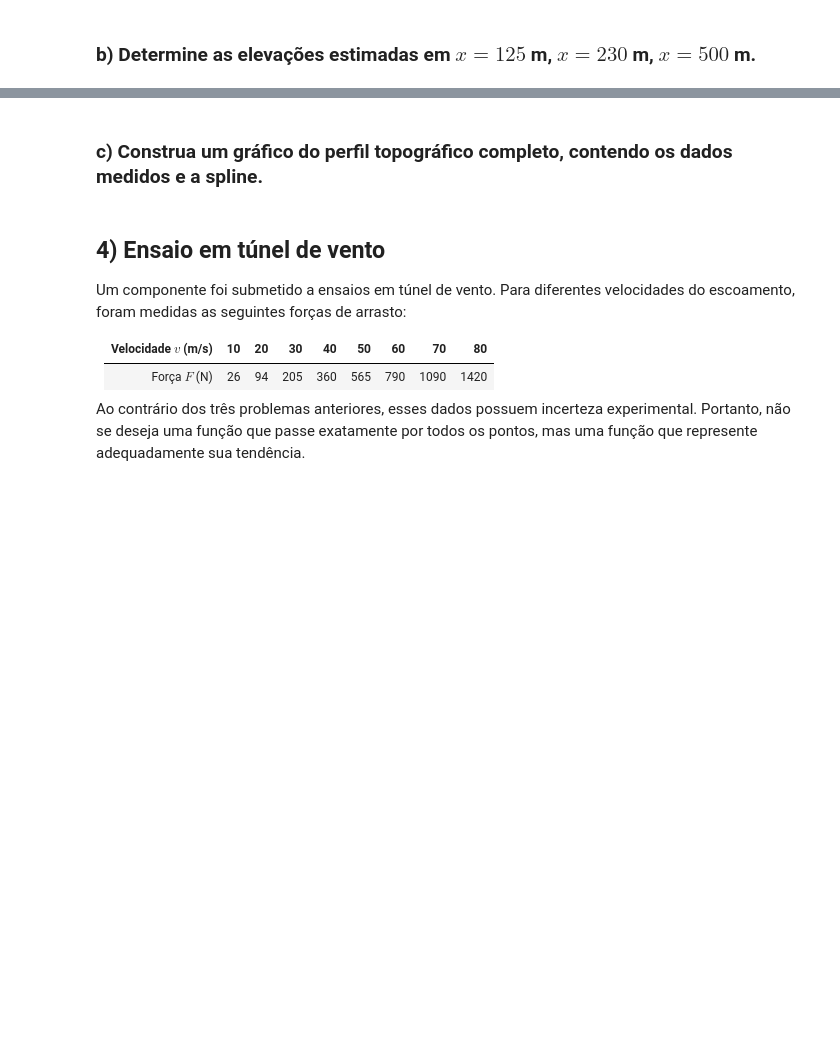
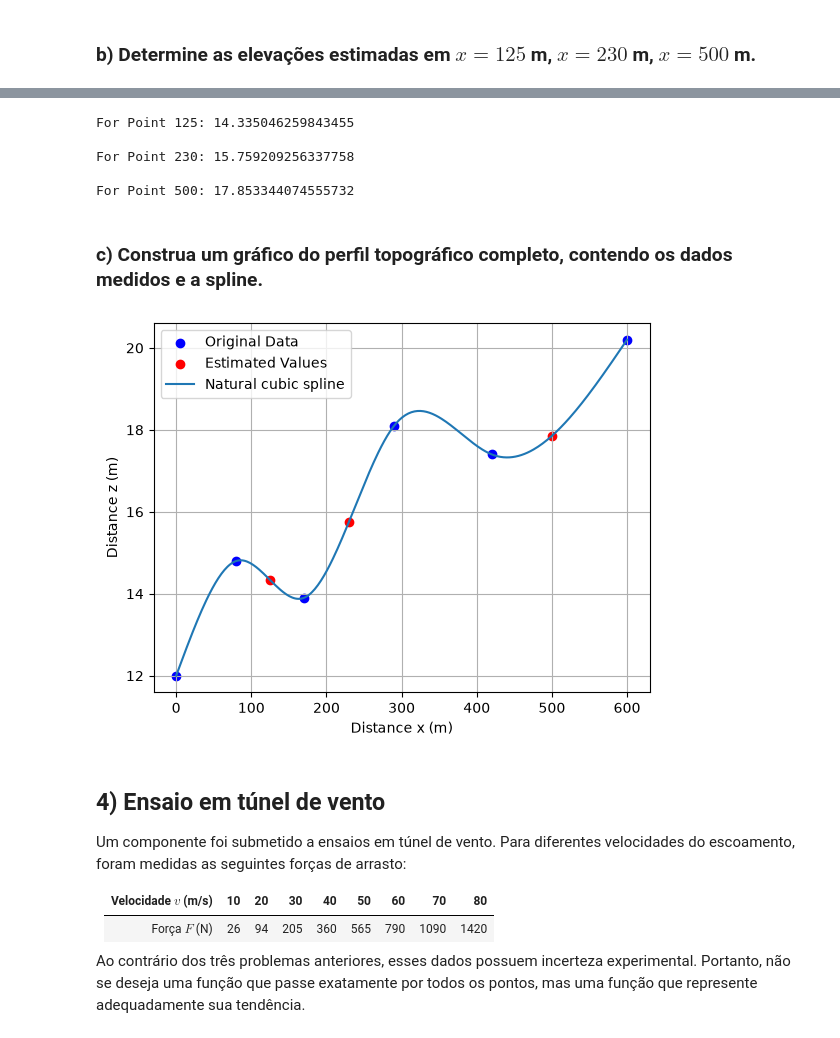
Before and after one commit to maxcbarn/UNI-Numerical-Analysis, a Jupyter notebook: assigments/Relatorio-3-MaxChavesBarn.ipynb, the cells around one changed output, grey strips where cells are left out. Saved outputs shown, nothing was run; the diff lists cells and outputs as text; code cells hidden in the pictures; blank space fills up the shorter version.

```diff
--- a/assigments/Relatorio-3-MaxChavesBarn.ipynb
+++ b/assigments/Relatorio-3-MaxChavesBarn.ipynb
@@ -499,5 +542,8 @@ Durante o levantamento topográfico preliminar de uma estrada, foram medidas as
 | Distância $x$ (m) | 0 | 80 | 170 | 290 | 420 | 600 |
 |---|---|---|---|---|---|---|
 | Elevação $z$ (m) | 12,0 | 14,8 | 13,9 | 18,1 | 17,4 | 20,2 |
+# %%
+x_3 = np.array( [ 0 , 80 , 170 , 290 , 420 , 600 ], dtype=float )
+y_3 = np.array( [ 12.0 , 14.8 , 13.9 , 18.1 , 17.4 , 20.2 ], dtype=float )
 # %% [markdown]
 ### a) Determine os coeficientes $a_i, b_i, c_i, d_i$ para cada intervalo.
@@ -503,0 +562,5 @@ Durante o levantamento topográfico preliminar de uma estrada, foram medidas as
+# %%
+a , b , c , d = NaturalSpline( x_3 , y_3 )
+
+for i in range( 0 , len(x_3) - 1 ):
+    print( f"Interval [{x_3[i]},{x_3[i+1]}] | a = {a[i]} | b = {b[i]} | c = {c[i]} | d = {d[i]}" )
@@ -506,5 +591,40 @@ Durante o levantamento topográfico preliminar de uma estrada, foram medidas as
+# %%
+e_125 = EvaluateSpline( 125 , x_3 , a , b , c , d )
+e_230 = EvaluateSpline( 230 , x_3 , a , b , c , d )
+e_500 = EvaluateSpline( 500 , x_3 , a , b , c , d )
+
+print( f"For Point 125: {e_125}\n" )
+print( f"For Point 230: {e_230}\n" )
+print( f"For Point 500: {e_500}\n" )
+# %% [output]
+For Point 125: 14.335046259843455
+
+For Point 230: 15.759209256337758
+
+For Point 500: 17.853344074555732
 # %% [markdown]
 ### c) Construa um gráfico do perfil topográfico completo, contendo os dados medidos e a spline.
+# %%
+x_plot = np.linspace(0, 600, 300)
+
+plt.scatter(x_3, y_3, label="Original Data", color='blue')
+x_temp = [125, 230, 500]
+y_temp = []
+y_temp.append(e_125)
+y_temp.append(e_230)
+y_temp.append(e_500)
+plt.scatter(x_temp, y_temp, label="Estimated Values", color='red')
+
+h_plot = [EvaluateSpline(xi, x_3, a, b, c, d) for xi in x_plot]
+
+plt.plot(x_plot, h_plot, label="Natural cubic spline")
+plt.xlabel("Distance x (m)")
+plt.ylabel("Distance z (m)")
+plt.legend()
+plt.grid(True)
+plt.show()
+# %% [output]
+[figure, added]
 # %% [markdown]
 ## 4) Ensaio em túnel de vento
 
```
Also changed, not shown: parts of 16 cells of this notebook, 1 other file.
